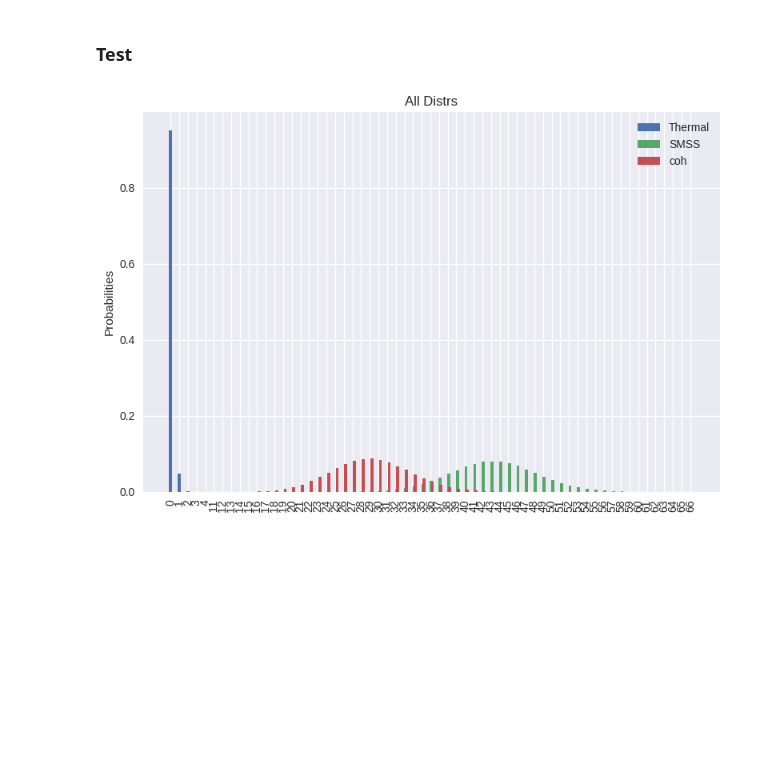
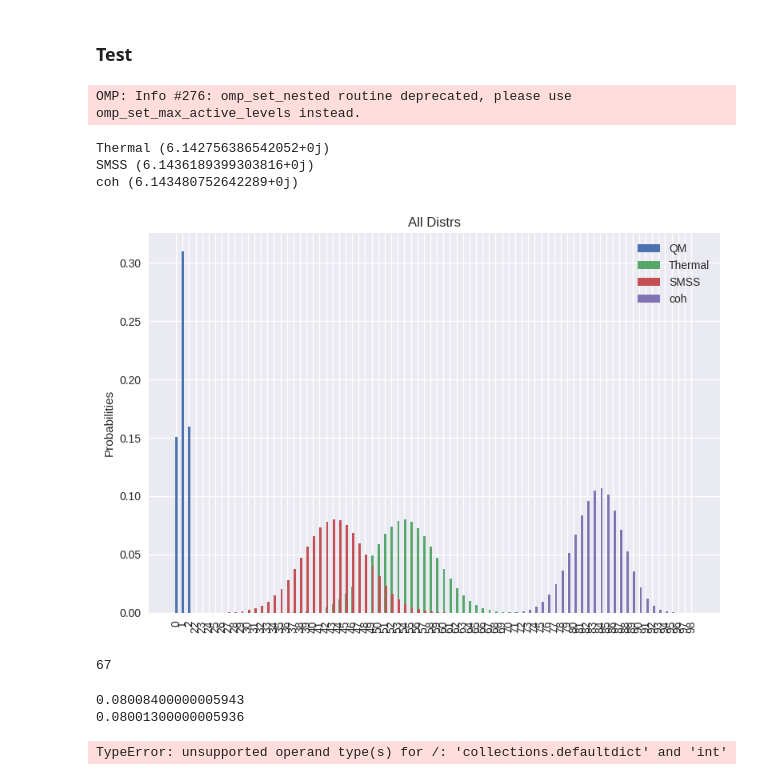
Before and after one commit to ironak/GaussianBosonSampling, a Jupyter notebook: gbs_experiment.ipynb, the cells around one changed output. Cells and saved outputs as stored; diff of their text form; code cells hidden in the pictures; blank space fills up the shorter version.

```diff
--- a/gbs_experiment.ipynb
+++ b/gbs_experiment.ipynb
@@ -263,8 +226,7 @@ def generic_gbs(
 def all_gbs(
     m=None,
     U=None,
-    r=1,
-    alpha=1,
+    r=1.6,
     cutoff=10,
     out_gamma=DEFAULT_MEAS_THRESH,
     N=1000000
@@ -288,14 +250,18 @@ def all_gbs(
     all_distrs = []
     distr_names = []
 
-#     all_distrs.append(qm_gbs(U, r, cutoff))
-#     distr_names.append("QM")
+    all_distrs.append(qm_gbs(U, r, cutoff))
+    distr_names.append("QM")
+
+    power = ( cosh(r)**2 + sinh(r)**2 ) / 2
 
     inputs = [
-        ("Thermal", zpf(N, m)),
+        ("Thermal", zpf(N, m, sqrt(power))),
         ("SMSS", squeezed_zpf(N, m, r=r)),
-        ("coh", coherent(N, m, alpha=alpha))
+        ("coh", coherent(N, m, alpha=sqrt(power-1/2)))
     ]
+    for name, samples in inputs:
+        print(name, np.sum(samples * conj(samples)) / (N*m))
     for name, samples in inputs:
         all_distrs.append(generic_gbs(U, samples, out_gamma))
         distr_names.append(name)
@@ -311,7 +277,22 @@ def photon_counts(*all_distrs):
 
     return counts
 # %%
-all_distrs, distr_names = all_gbs(100, r=1.6, alpha=1.6)
+all_distrs, distr_names = all_gbs(100, r=1.6)
 plot_all(*photon_counts(*all_distrs), distr_names=distr_names, title="All Distrs")
 # %% [output]
+OMP: Info #276: omp_set_nested routine deprecated, please use omp_set_max_active_levels instead.
+Thermal (6.142756386542052+0j)
+SMSS (6.1436189399303816+0j)
+coh (6.143480752642289+0j)
-[figure, old version]
+[figure, new version]
+# %%
+print(max(photon_counts(all_distrs[2])[0]))
+# %% [output]
+67
+# %%
+counts = photon_counts(*all_distrs)
+print(counts[1][54])
+print(counts[2][43])
+# %% [output]
+0.08008400000005943
+0.08001300000005936
@@ -317,0 +301,7 @@ plot_all(*photon_counts(*all_distrs), distr_names=distr_names, title="All Distrs
+# %%
+for i,name in enumerate(distr_names):
+    arr = []
+    for i in all_distrs[i]
+    print(name, np.var(np.array(counts[i])))
+# %% [output]
+TypeError: unsupported operand type(s) for /: 'collections.defaultdict' and 'int'
```
Also changed, not shown: parts of 11 cells of this notebook.
